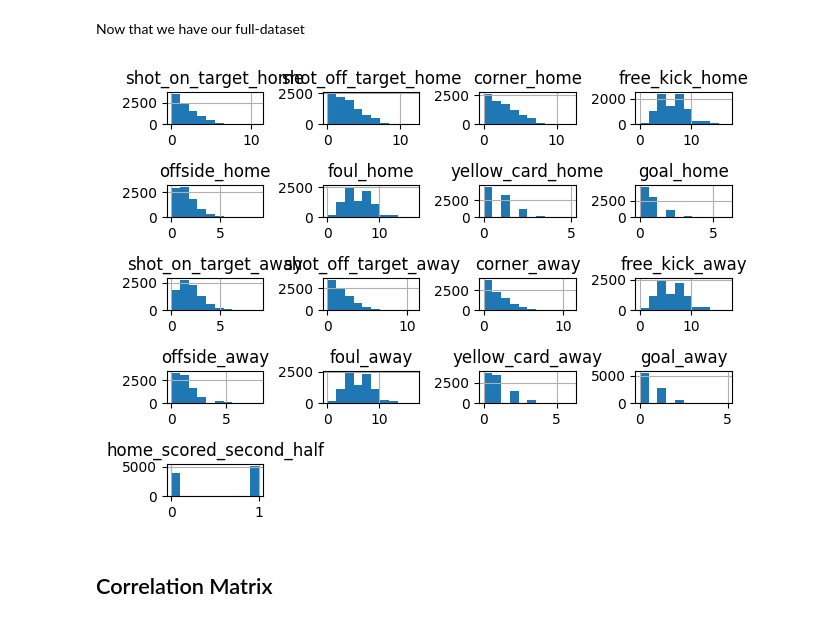
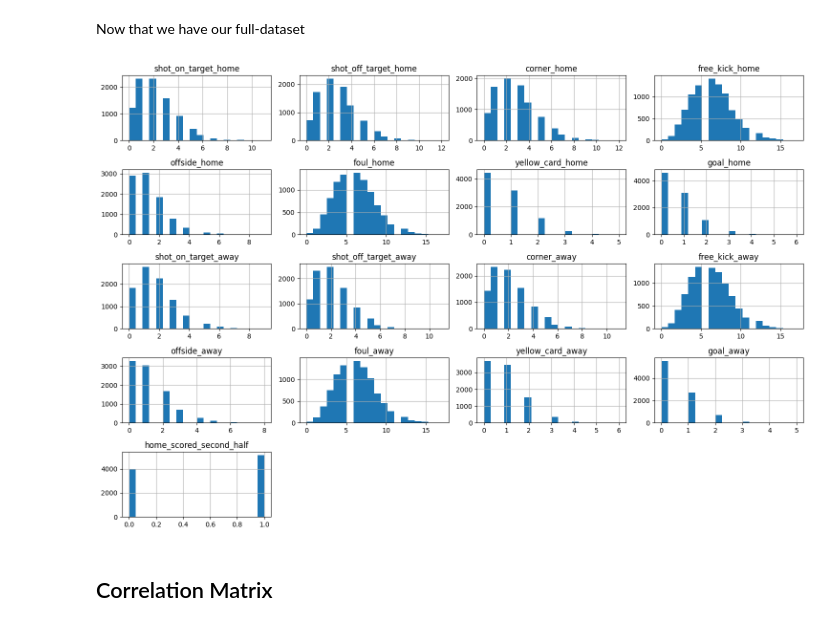
Before and after one commit to gabbosanti/machine-learning-assignment, a Jupyter notebook: assignement.ipynb, the cells around one changed output. Drawn from its saved outputs; the diff is of its cells as text; code cells hidden in the pictures.

```diff
--- a/assignement.ipynb
+++ b/assignement.ipynb
@@ -192,10 +194,10 @@ Now that we have our full-dataset
 # %%
 from matplotlib import pyplot as plt
 
-df.hist()
+df.hist(figsize=(15, 10), bins=20)
 plt.tight_layout()
 # %% [output]
-[figure, old version]
+[figure, new version]
 # %% [markdown]
 ## Correlation Matrix
 # %%
```
Also changed, not shown: parts of 7 cells of this notebook.
